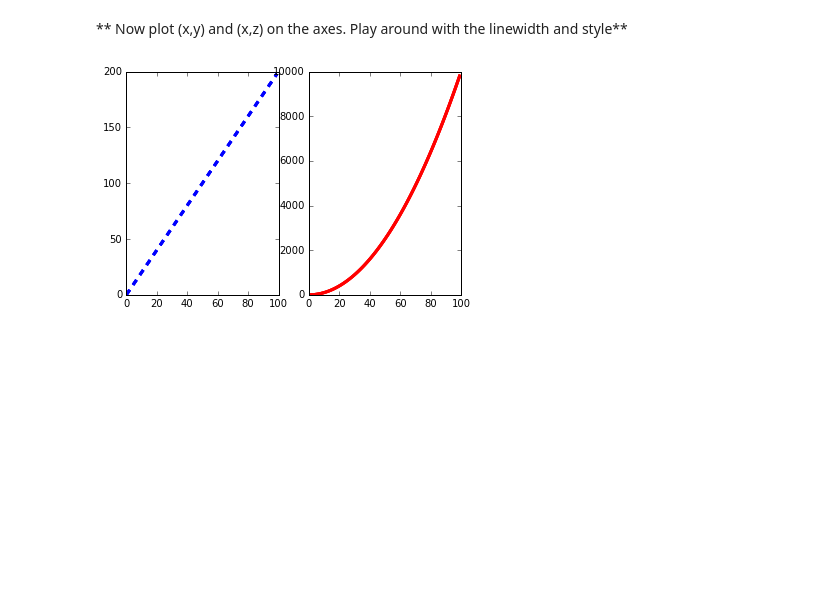
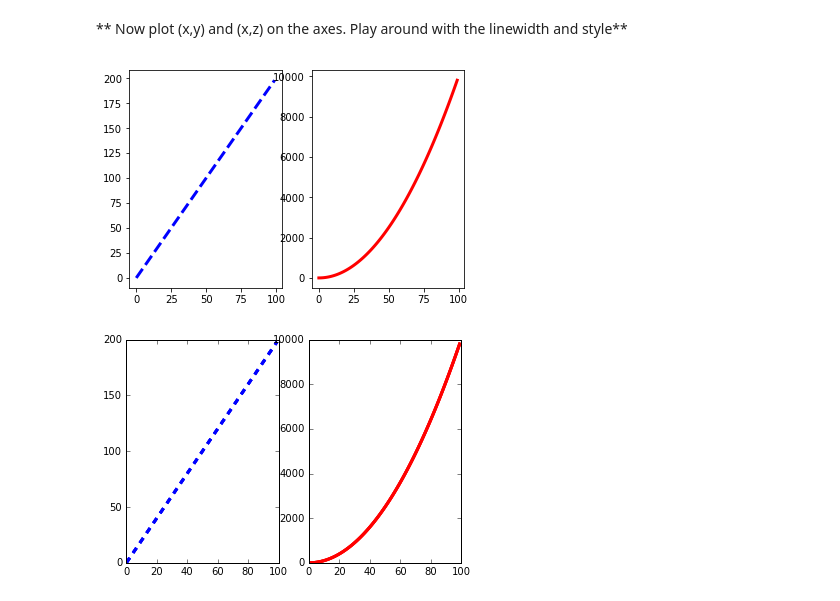
Before and after one commit to thomasdunlap/Python-DS-And-ML-Bootcamp, a Jupyter notebook: Python-for-Data-Visualization/Matplotlib/Matplotlib Exercises .ipynb, the cells around one changed output. Saved outputs shown, nothing was run; the diff lists cells and outputs as text; code cells hidden in the pictures; blank space fills up the shorter version.

```diff
--- a/Python-for-Data-Visualization/Matplotlib/Matplotlib Exercises .ipynb
+++ b/Python-for-Data-Visualization/Matplotlib/Matplotlib Exercises .ipynb
@@ -99,5 +103,11 @@ fig3
 # %% [markdown]
 ** Now plot (x,y) and (x,z) on the axes. Play around with the linewidth and style**
+# %%
+axes[0].plot(x, y, color="blue", lw=3, ls="--")
+axes[1].plot(x, z, color="red", lw=3)
+fig4
+# %% [output]
+[figure, added]
 # %%
 # %% [output]
 [figure]
```
Also changed, not shown: parts of 5 cells of this notebook.
